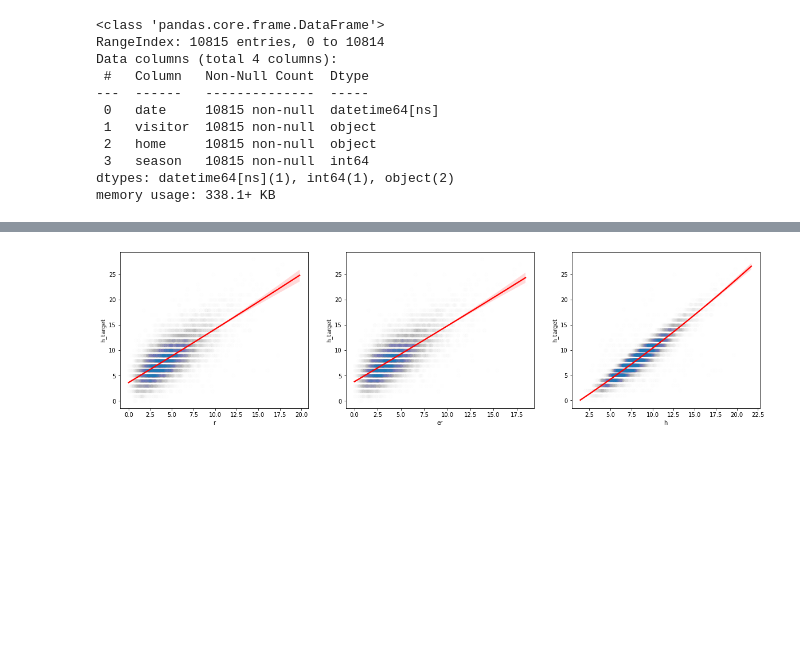
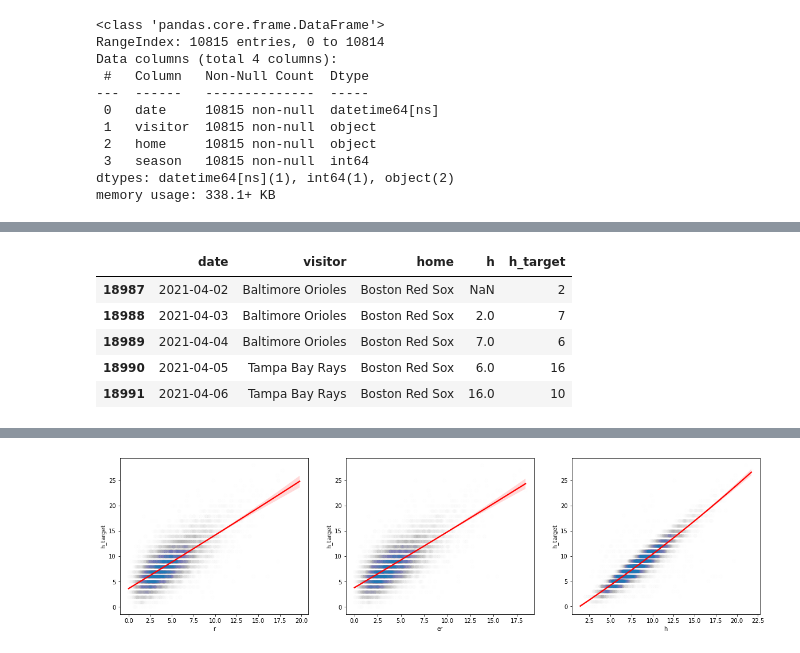
Before and after one commit to tylerengland25/MLB, a Jupyter notebook: backend/analysis/analysis.ipynb, the cells around one changed output, grey strips where cells are left out. Drawn from its saved outputs; the diff is of its cells as text; code cells hidden in the pictures; blank space fills up the shorter version.

```diff
--- a/backend/analysis/analysis.ipynb
+++ b/backend/analysis/analysis.ipynb
@@ -183,0 +222,9 @@ sma_20, sma_10, sma_5, sma_3, sma_1 = sma(20, df), sma(10, df), sma(5, df), sma(
+# %%
+sma_df[(sma_df['date'].dt.year == 2021) & (sma_df['team'] == 'Boston Red Sox')][['date', 'visitor', 'home', 'h', 'h_target']].head()
+# %% [output]
+|  | date | visitor | home | h | h_target |
+| 18987 | 2021-04-02 | Baltimore Orioles | Boston Red Sox | NaN | 2 |
+| 18988 | 2021-04-03 | Baltimore Orioles | Boston Red Sox | 2.0 | 7 |
+| 18989 | 2021-04-04 | Baltimore Orioles | Boston Red Sox | 7.0 | 6 |
+| 18990 | 2021-04-05 | Tampa Bay Rays | Boston Red Sox | 6.0 | 16 |
+| 18991 | 2021-04-06 | Tampa Bay Rays | Boston Red Sox | 16.0 | 10 |
```
Also changed, not shown: parts of 12 cells of this notebook, 9 other files.
